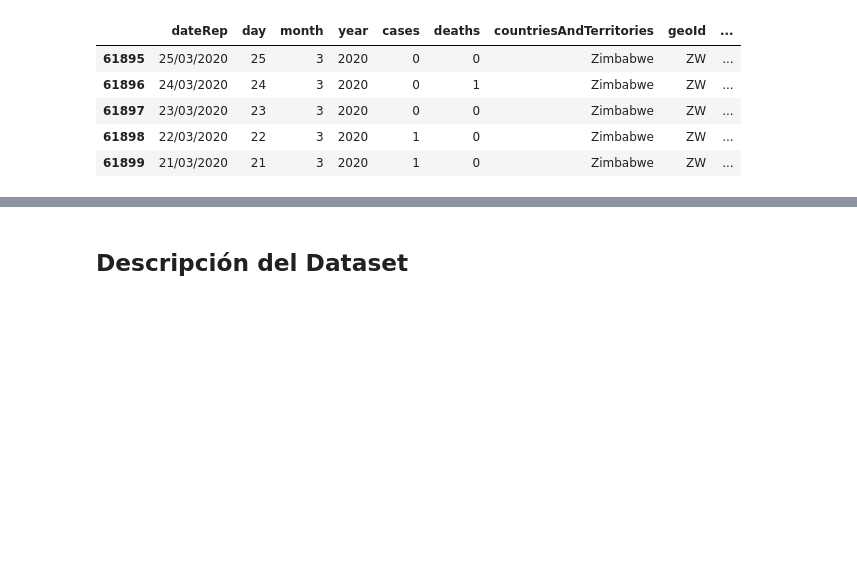
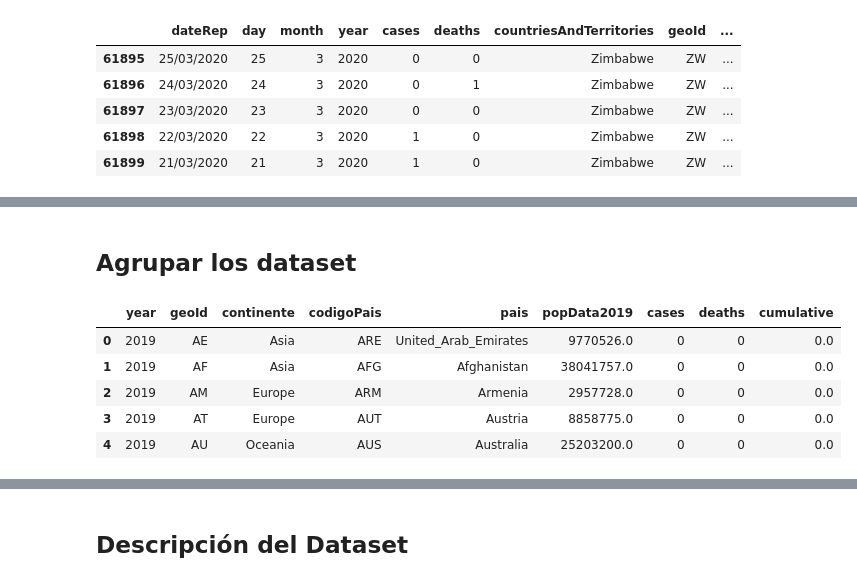
Before and after one commit to Taniapcc/tareaUnir, a Jupyter notebook: Clustering_Trabajo_Grupal.ipynb, the cells around one changed output, grey strips where cells are left out. Cells and saved outputs as stored; diff of their text form; code cells hidden in the pictures; blank space fills up the shorter version.

```diff
--- a/Clustering_Trabajo_Grupal.ipynb
+++ b/Clustering_Trabajo_Grupal.ipynb
@@ -81,6 +81,13 @@ from matplotlib import pyplot
 from sklearn.model_selection import train_test_split
 import numpy
 # %%
-url = "https://raw.githubusercontent.com/Taniapcc/tareaUnir/main/data-casos-todo-mundo.csv"
 encoding = 'utf8'
-df_starup = pd.read_csv(url, sep=",",encoding=encoding)
+
+url1 = "https://raw.githubusercontent.com/Taniapcc/tareaUnir/main/data-casos-todo-mundo.csv"
+url2 = "https://raw.githubusercontent.com/Taniapcc/tareaUnir/main/data.csv"
+
+## Cargar datos## Cargar datos
+df1 = pd.read_csv(url1, sep=",",encoding=encoding)
+df2 = pd.read_csv(url2, sep=",",encoding=encoding)
+
+#df_starup = pd.read_csv(url, sep=",",encoding=encoding)
@@ -91 +119,3 @@ df_starup.shape
+# %%
+df1 = df1.fillna(0)
 # %%
@@ -99,0 +191,21 @@ df_starup.tail()
+# %% [markdown]
+## Agrupar los dataset
+# %%
+# Agrupar los datos según las columnas mencionadas
+grouped_df = df1.groupby(['year', 'geoId', 'continentExp','countryterritoryCode', 'countriesAndTerritories', 'popData2019']).agg({'cases': 'sum', 'deaths': 'sum', 'Cumulative_number_for_14_days_of_COVID-19_cases_per_100000': 'mean'}).reset_index()
+
+## cambiar nombres de columnas
+
+nuevos_nombres = ['year', 'geoId', 'continente','codigoPais', 'pais', 'popData2019','cases','deaths','cumulative']
+grouped_df.columns = nuevos_nombres
+
+# Mostrar el nuevo DataFrame
+# print(grouped_df)
+grouped_df.head()
+# %% [output]
+|  | year | geoId | continente | codigoPais | pais | popData2019 | cases | deaths | cumulative |
+| 0 | 2019 | AE | Asia | ARE | United_Arab_Emirates | 9770526.0 | 0 | 0 | 0.0 |
+| 1 | 2019 | AF | Asia | AFG | Afghanistan | 38041757.0 | 0 | 0 | 0.0 |
+| 2 | 2019 | AM | Europe | ARM | Armenia | 2957728.0 | 0 | 0 | 0.0 |
+| 3 | 2019 | AT | Europe | AUT | Austria | 8858775.0 | 0 | 0 | 0.0 |
+| 4 | 2019 | AU | Oceania | AUS | Australia | 25203200.0 | 0 | 0 | 0.0 |
```
Also changed, not shown: parts of 23 cells of this notebook.
